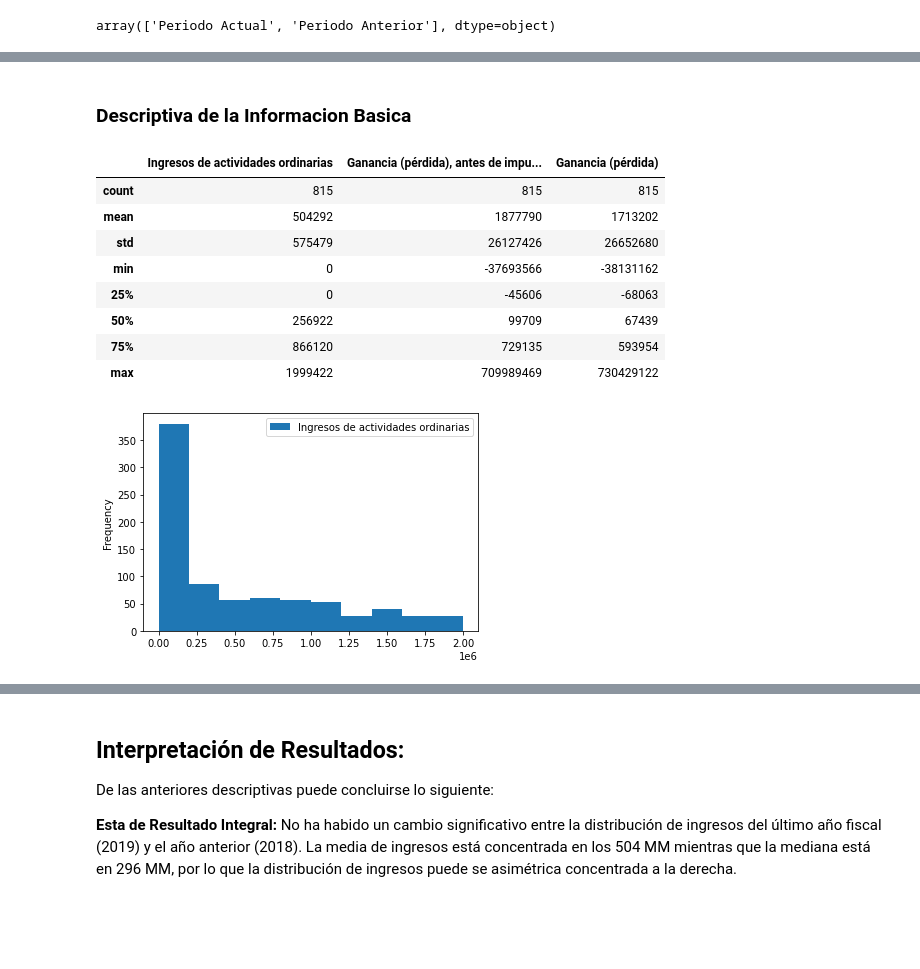
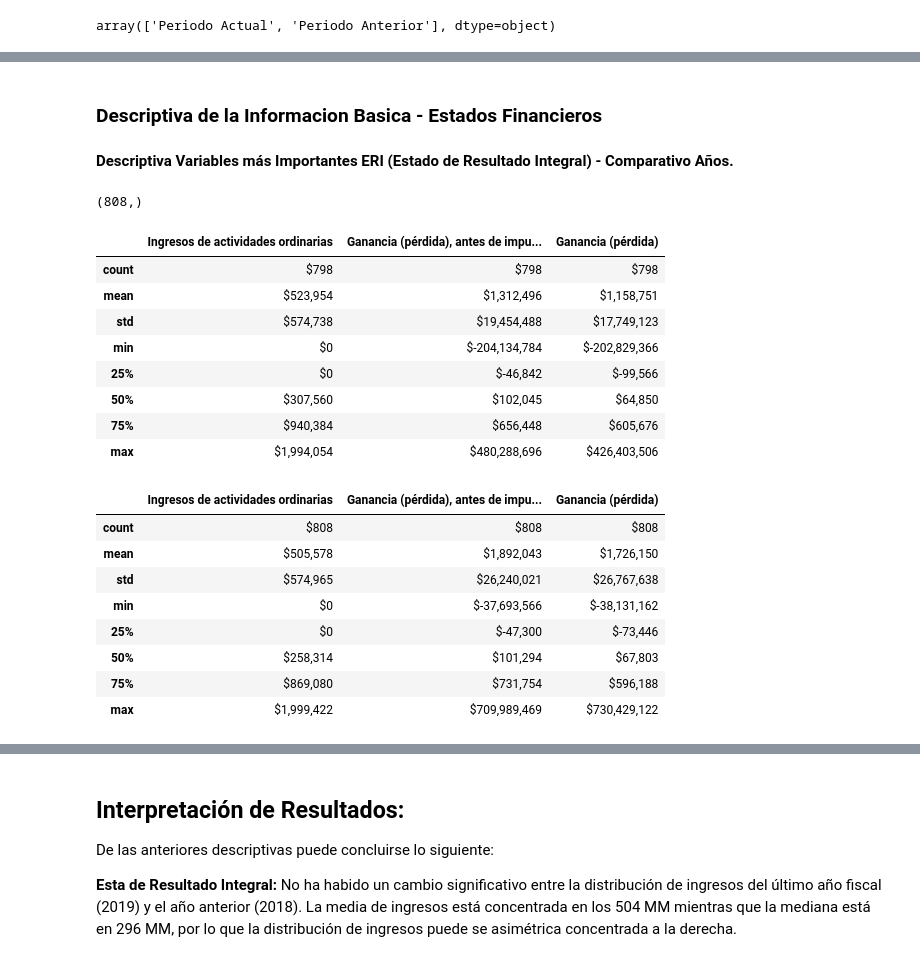
Before and after one commit to Grogu1992/ScoringPJ, a Jupyter notebook: IDA - ScoringPJ.ipynb, the cells around one changed output, grey strips where cells are left out. Saved outputs shown, nothing was run; the diff lists cells and outputs as text; code cells hidden in the pictures; blank space fills up the shorter version.

```diff
--- a/IDA - ScoringPJ.ipynb
+++ b/IDA - ScoringPJ.ipynb
@@ -52,2 +84,13 @@ Caratula.shape
+# %%
+Caratula=Caratula.drop_duplicates(['Nit'])
+ERI=ERI.drop_duplicates(['Nit','Periodo'])
+EFE=EFE.drop_duplicates(['Nit','Periodo'])
+ORI=ORI.drop_duplicates(['Nit','Periodo'])
+ESF=ESF.drop_duplicates(['Nit','Periodo'])
+# %%
+ERI=ERI.fillna(0)
+ESF=ESF.fillna(0)
+EFE=EFE.fillna(0)
+ORI=ORI.fillna(0)
 # %% [markdown]
 ### Inspeccion de Columnas
@@ -74,3 +96,0 @@ pd.DataFrame(Caratula.columns)
-# %%
-pd.set_option('display.max_rows', None)
-pd.DataFrame(ESF.columns)
@@ -159,18 +201,35 @@ pd.DataFrame(EFE.columns)
 # %% [markdown]
-### Descriptiva de la Informacion Basica
+### Descriptiva de la Informacion Basica - Estados Financieros
+# %% [markdown]
+**Descriptiva Variables más Importantes ERI (Estado de Resultado Integral) - Comparativo Años.**
+# %%
+empresas = ERI[(ERI['Ingresos de actividades ordinarias']<=2000000) & (ERI['Periodo']=='Periodo Actual')]['Nit']
+empresas.shape
+# %% [output]
+(808,)
+# %%
+ERI['Ingresos_Millones'] = ERI['Ingresos de actividades ordinarias']/1000
+# %%
+ERI[['Ingresos de actividades ordinarias','Ganancia (pérdida), antes de impuestos','Ganancia (pérdida)']][(ERI['Ingresos de actividades ordinarias']<=2000000) & (ERI['Periodo']=='Periodo Anterior')].describe().style.format('${0:,.0f}')
+# %% [output]
+|  | Ingresos de actividades ordinarias | Ganancia (pérdida), antes de impu... | Ganancia (pérdida) |
+| count | $798 | $798 | $798 |
+| mean | $523,954 | $1,312,496 | $1,158,751 |
+| std | $574,738 | $19,454,488 | $17,749,123 |
+| min | $0 | $-204,134,784 | $-202,829,366 |
+| 25% | $0 | $-46,842 | $-99,566 |
+| 50% | $307,560 | $102,045 | $64,850 |
+| 75% | $940,384 | $656,448 | $605,676 |
+| max | $1,994,054 | $480,288,696 | $426,403,506 |
 # %%
-pd.set_option('display.float_format', lambda x: '%.0f' % x)
-ERI['Ingresos de actividades ordinarias'][(ERI['Ingresos de actividades ordinarias']<=2000000) & (ERI['Periodo']=='Periodo Actual')].plot.hist(bins=10,legend = True)
-
-ERI[['Ingresos de actividades ordinarias','Ganancia (pérdida), antes de impuestos','Ganancia (pérdida)']][(ERI['Ingresos de actividades ordinarias']<=2000000) & (ERI['Periodo']=='Periodo Actual')].describe()
+ERI[['Ingresos de actividades ordinarias','Ganancia (pérdida), antes de impuestos','Ganancia (pérdida)']][(ERI['Ingresos de actividades ordinarias']<=2000000) & (ERI['Periodo']=='Periodo Actual')].describe().style.format('${0:,.0f}')
 # %% [output]
 |  | Ingresos de actividades ordinarias | Ganancia (pérdida), antes de impu... | Ganancia (pérdida) |
-| count | 815 | 815 | 815 |
-| mean | 504292 | 1877790 | 1713202 |
-| std | 575479 | 26127426 | 26652680 |
-| min | 0 | -37693566 | -38131162 |
-| 25% | 0 | -45606 | -68063 |
-| 50% | 256922 | 99709 | 67439 |
-| 75% | 866120 | 729135 | 593954 |
-| max | 1999422 | 709989469 | 730429122 |
+| count | $808 | $808 | $808 |
+| mean | $505,578 | $1,892,043 | $1,726,150 |
+| std | $574,965 | $26,240,021 | $26,767,638 |
+| min | $0 | $-37,693,566 | $-38,131,162 |
+| 25% | $0 | $-47,300 | $-73,446 |
+| 50% | $258,314 | $101,294 | $67,803 |
+| 75% | $869,080 | $731,754 | $596,188 |
+| max | $1,999,422 | $709,989,469 | $730,429,122 |
-[figure, removed]
```
Also changed, not shown: parts of 55 cells of this notebook.
